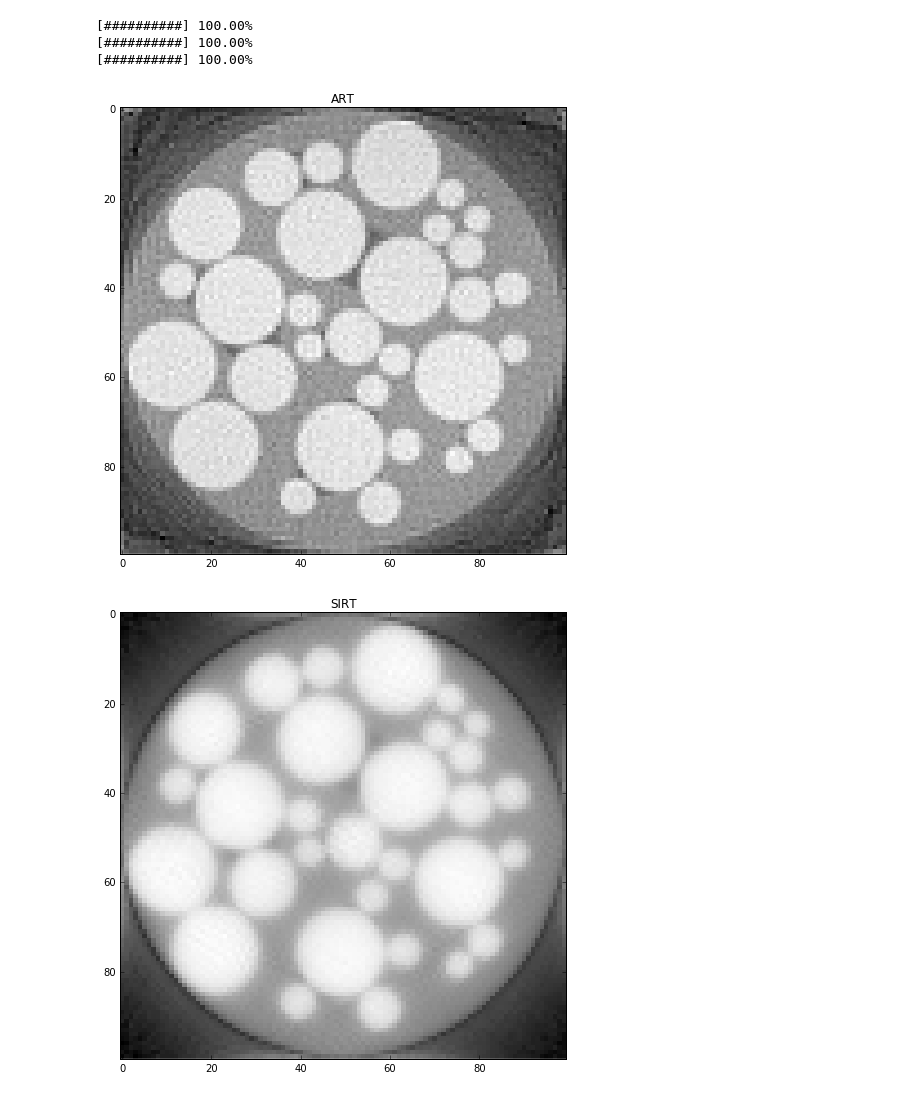
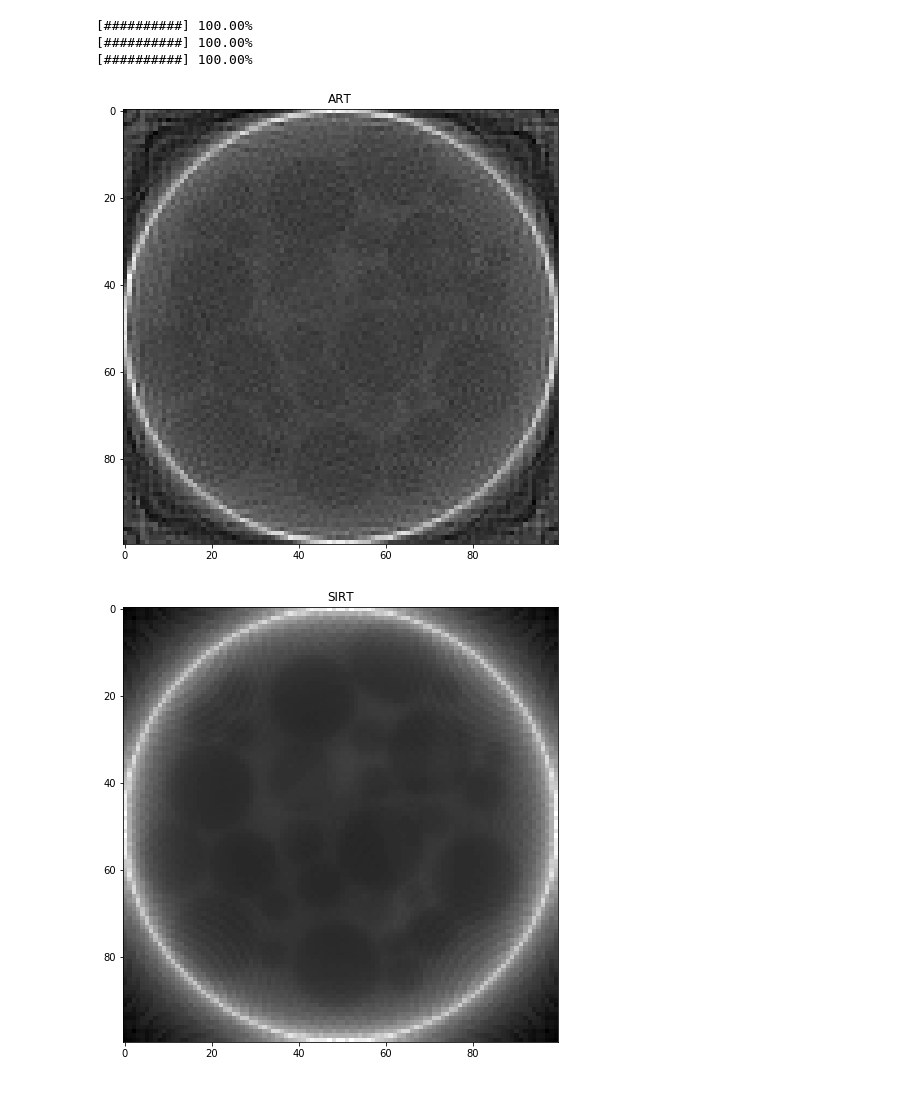
Before and after one commit to AdvancedPhotonSource/xdesign, a Jupyter notebook: docs/source/demos/WetCircles.ipynb, the cells around one changed output. Saved outputs shown, nothing was run; the diff lists cells and outputs as text; code cells hidden in the pictures.

```diff
--- a/docs/source/demos/WetCircles.ipynb
+++ b/docs/source/demos/WetCircles.ipynb
@@ -28,2 +22,12 @@ sino, prb = sinogram(sx, sy, wet)
+# %%
+#sx, sy = 100, 100
+#sino, prb = sinogram(sx, sy, wet)
+#wet.material = material.Material()
+NPIXEL = 100
+angles = np.linspace(0, np.pi, NPIXEL, endpoint=False),
+positions = np.linspace(0, 1, NPIXEL, endpoint=False) - 0.5 + 1/NPIXEL/2
+theta, h = np.meshgrid(angles, positions)
+probe = Probe(size=1/NPIXEL)
+sino = probe.measure(wet, theta, h)
 # %%
 plt.figure(figsize=(8, 8))
@@ -32,31 +38,33 @@ plt.show(block=True)
 # %%
+gmin = [-0.5, -0.5]
+gsize = [1, 1]
 hi = 1
 niter = 20
 # Reconstruct object.
-init = 1e-12 * np.ones((sx, sy))
-rec_art = art(prb, sino, init, niter)
+init = 1e-12 * np.ones((NPIXEL, NPIXEL))
+rec_art = art(gmin, gsize, sino, theta, h, init, niter)
 rec_art = rescale(np.rot90(rec_art)[::-1], hi)
 plt.figure(figsize=(8, 8))
 plt.imshow(rec_art, cmap='gray', interpolation='none')
 plt.title('ART')
 
-init = 1e-12 * np.ones((sx, sy))
-rec_sirt = sirt(prb, sino, init, niter)
+init = 1e-12 * np.ones((NPIXEL, NPIXEL))
+rec_sirt = sirt(gmin, gsize, sino, theta, h, init, niter)
 rec_sirt = rescale(np.rot90(rec_sirt)[::-1], hi)
 plt.figure(figsize=(8, 8))
 plt.imshow(rec_sirt, cmap='gray', interpolation='none')
 plt.title('SIRT')
 
-init = 1e-12 * np.ones((sx, sy))
-rec_mlem = mlem(prb, sino, init, niter)
+init = 1e-12 * np.ones((NPIXEL, NPIXEL))
+rec_mlem = mlem(gmin, gsize, sino, theta, h, init, niter)
 rec_mlem = rescale(np.rot90(rec_mlem)[::-1], hi)
 plt.figure(figsize=(8, 8))
 plt.imshow(rec_mlem, cmap='gray', interpolation='none')
 plt.title('MLEM')
 plt.show()
 # %% [output]
 [##########] 100.00%
 [##########] 100.00%
 [##########] 100.00%
-[figure, old version]
+[figure, new version]
-[figure, old version]
+[figure, new version]
```
Also changed, not shown: parts of 5 cells of this notebook, 5 other files.
